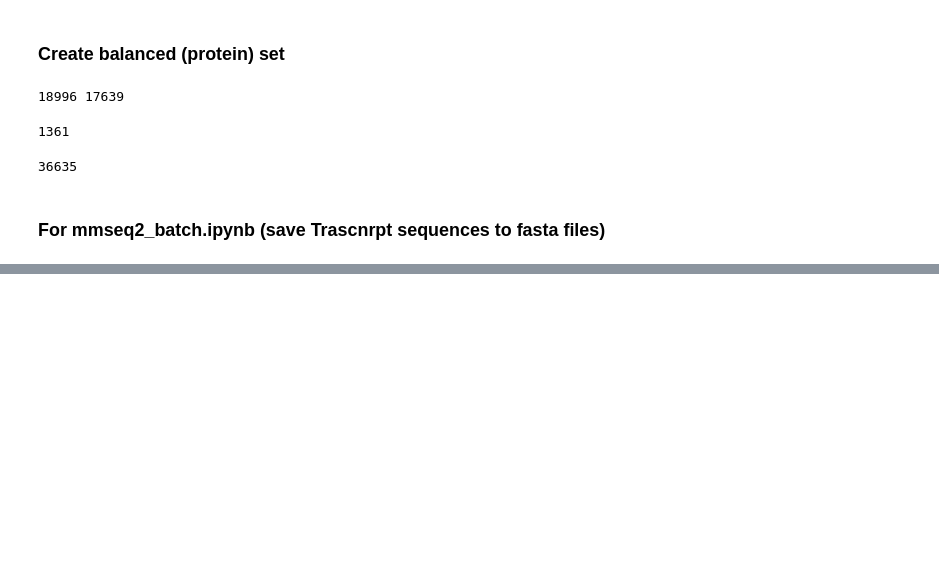
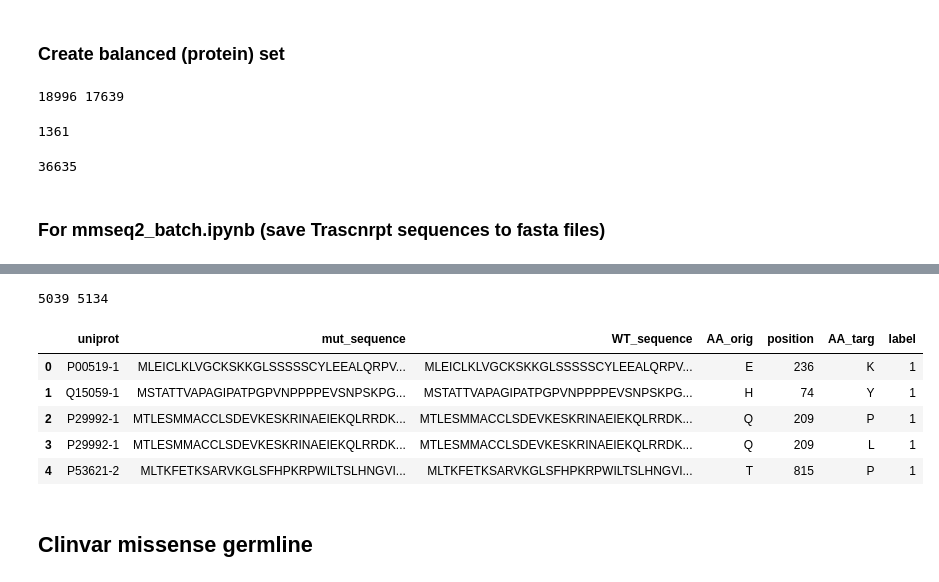
Before and after one commit to KonstantinaT/D2Deep, a Jupyter notebook: dataset.ipynb, the cells around one changed output, grey strips where cells are left out. Saved outputs shown, nothing was run; the diff lists cells and outputs as text; code cells hidden in the pictures; blank space fills up the shorter version.

```diff
--- a/dataset.ipynb
+++ b/dataset.ipynb
@@ -243,0 +975,2 @@ for i in Tier_trancript_list:
+# %%
+CGI_oncogenic_missense = CGI_oncogenic_missense.drop(CGI_oncogenic_missense.index[overlap_mut])
@@ -243,0 +1371,6 @@ for i in Tier_trancript_list:
+# %%
+all_others = pd.concat([Other_missense1, Other_missense2]) # join 2 df
+all_others = all_others.reset_index(drop=True)
+
+all_others['label'] = [0]* len(all_others)
+all_others_reorder = all_others[['uniprot', 'mut_sequence', 'WT_sequence', 'AA_orig', 'position', 'AA_targ', 'label']]
@@ -243,0 +1395,53 @@ for i in Tier_trancript_list:
+# %%
+# concatenate Tiers 1_2_3 with Other for the creation of balanced set
+all_mutations = pd.concat([all_Tiers, all_others_reorder])
+all_mutations = all_mutations.reset_index(drop=True) # shuffle and reset index
+
+# label distribution per protein
+lab_distr = {}
+for ind, mut in all_mutations.iterrows():
+  if mut['uniprot'] in lab_distr:
+    if mut['label'] == 0:
+      lab_distr[mut['uniprot']][0] +=1
+    elif mut['label'] == 1:
+      lab_distr[mut['uniprot']][1] +=1
+  else:
+    if mut['label'] == 0:
+      lab_distr[mut['uniprot']] = [1, 0]
+    elif mut['label'] == 1:
+      lab_distr[mut['uniprot']] = [0, 1]
+
+balanced_lab_distr = copy.deepcopy(lab_distr)
+for i in balanced_lab_distr.keys():
+  balanced_lab_distr[i][0] = 0
+
+benign_to_excl = []
+for i, mut in all_mutations.iterrows():
+
+  if mut['label'] == 0:
+    # have we reached the deleterious laber number of lab_distr?
+    if balanced_lab_distr[mut['uniprot']][0] < balanced_lab_distr[mut['uniprot']][1]:
+      balanced_lab_distr[mut['uniprot']][0] +=1
+    else:
+      benign_to_excl.append(i)
+
+all_mutations = all_mutations.drop(all_mutations.index[benign_to_excl])
+# %%
+count_neg, count_pos = 0,0
+for i, mut in all_mutations.iterrows():
+  if mut['label'] == 0:
+    count_neg +=1
+  else:
+    count_pos +=1
+print(count_neg, count_pos)
+# %% [output]
+5039 5134
+# %%
+all_mutations.head()
+# %% [output]
+|  | uniprot | mut_sequence | WT_sequence | AA_orig | position | AA_targ | label |
+| 0 | P00519-1 | MLEICLKLVGCKSKKGLSSSSSCYLEEALQRPV... | MLEICLKLVGCKSKKGLSSSSSCYLEEALQRPV... | E | 236 | K | 1 |
+| 1 | Q15059-1 | MSTATTVAPAGIPATPGPVNPPPPEVSNPSKPG... | MSTATTVAPAGIPATPGPVNPPPPEVSNPSKPG... | H | 74 | Y | 1 |
+| 2 | P29992-1 | MTLESMMACCLSDEVKESKRINAEIEKQLRRDK... | MTLESMMACCLSDEVKESKRINAEIEKQLRRDK... | Q | 209 | P | 1 |
+| 3 | P29992-1 | MTLESMMACCLSDEVKESKRINAEIEKQLRRDK... | MTLESMMACCLSDEVKESKRINAEIEKQLRRDK... | Q | 209 | L | 1 |
+| 4 | P53621-2 | MLTKFETKSARVKGLSFHPKRPWILTSLHNGVI... | MLTKFETKSARVKGLSFHPKRPWILTSLHNGVI... | T | 815 | P | 1 |
@@ -243,0 +1450,2 @@ for i in Tier_trancript_list:
+# %% [markdown]
+## Clinvar missense germline
```
Also changed, not shown: parts of 126 cells of this notebook.
